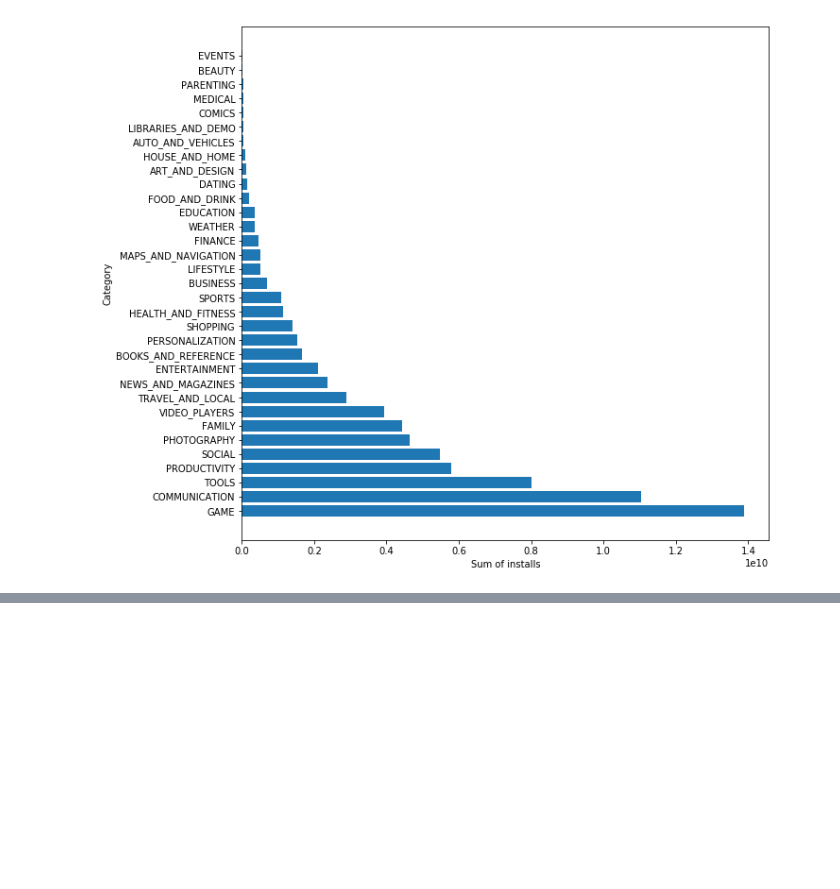
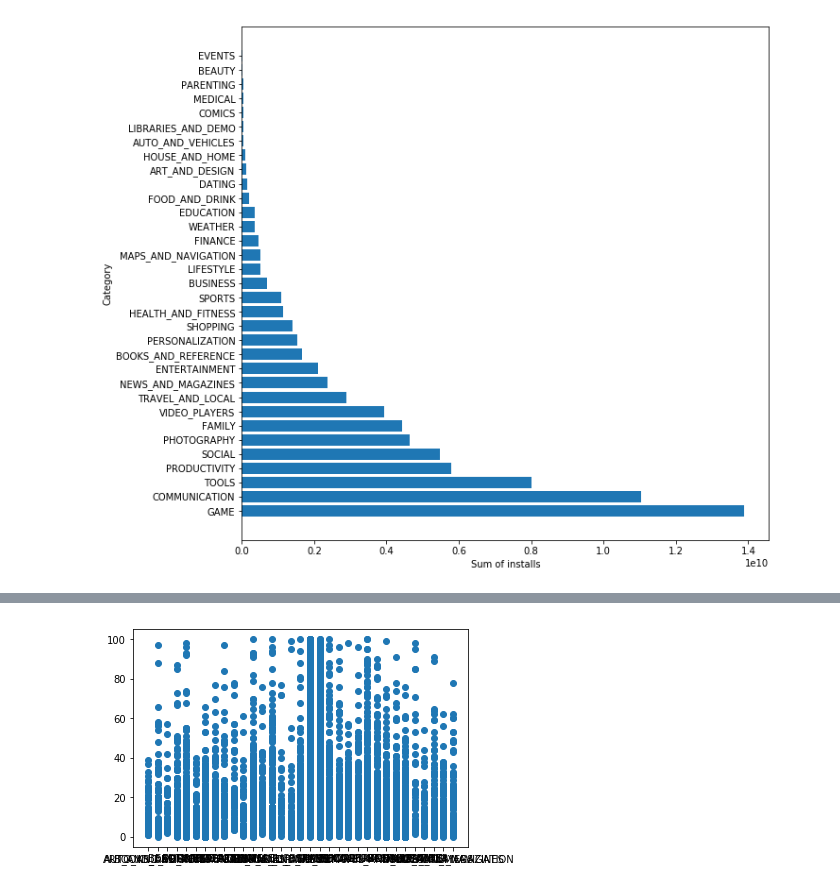
Before and after one commit to AmrAbuelfadl/DE-Project, a Jupyter notebook: DE-Project.ipynb, the cells around one changed output, grey strips where cells are left out. Drawn from its saved outputs; the diff is of its cells as text; code cells hidden in the pictures; blank space fills up the shorter version.

```diff
--- a/DE-Project.ipynb
+++ b/DE-Project.ipynb
@@ -361,0 +587,5 @@ fig.savefig('Figures/SumOfInstallsPerCat.jpg')
+# %%
+plt.scatter(  Applications['Category'] , Applications['Size']  )
+plt.show()
+# %% [output]
+[figure, added]
```
Also changed, not shown: parts of 25 cells of this notebook, 1 other file.
